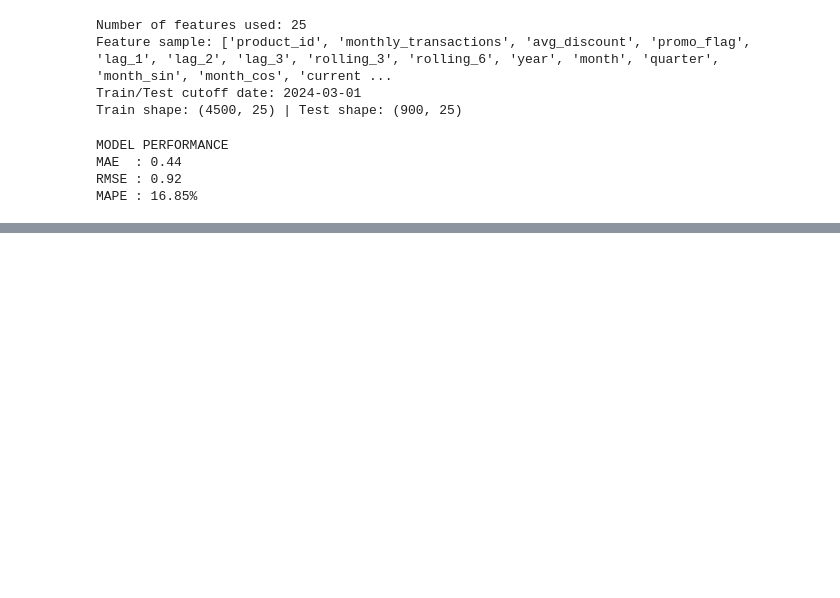
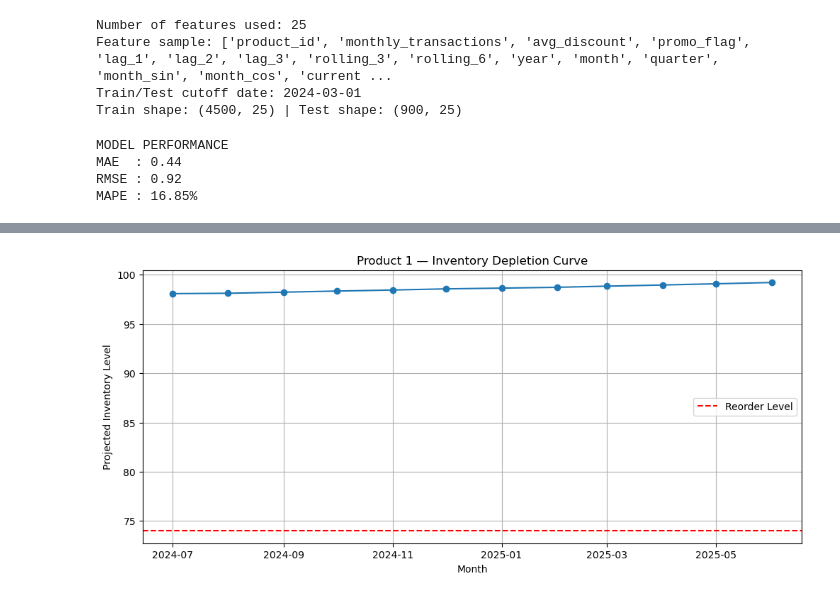
Before and after one commit to LinetLydia/Sales_and_Inventory_Forecasting_System, a Jupyter notebook: index.ipynb, the cells around one changed output, grey strips where cells are left out. Cells and saved outputs as stored; diff of their text form; code cells hidden in the pictures; blank space fills up the shorter version.

```diff
--- a/index.ipynb
+++ b/index.ipynb
@@ -1818,0 +1967,32 @@ future_forecast.head()
+# %%
+# Inventory Depletion Curve
+# Extract product data
+prod = future_forecast[future_forecast["product_id"] == example_pid].copy()
+
+# Start inventory
+start_stock = dfm[dfm["product_id"] == example_pid]["current_stock"].iloc[0]
+
+# Calculate month-by-month remaining stock
+inventory_levels = []
+stock = start_stock
+
+for demand in prod["monthly_qty"]:
+    stock -= demand
+    inventory_levels.append(stock)
+
+plt.figure(figsize=(12,5))
+plt.plot(prod["year_month"], inventory_levels, marker="o")
+plt.axhline(
+    y=dfm[dfm["product_id"] == example_pid]["reorder_level"].iloc[0],
+    color='red',
+    linestyle='--',
+    label="Reorder Level"
+)
+plt.title(f"Product {example_pid} — Inventory Depletion Curve")
+plt.xlabel("Month")
+plt.ylabel("Projected Inventory Level")
+plt.legend()
+plt.grid(True)
+plt.show()
+# %% [output]
+[figure, added]
```
Also changed, not shown: parts of 9 cells of this notebook.
